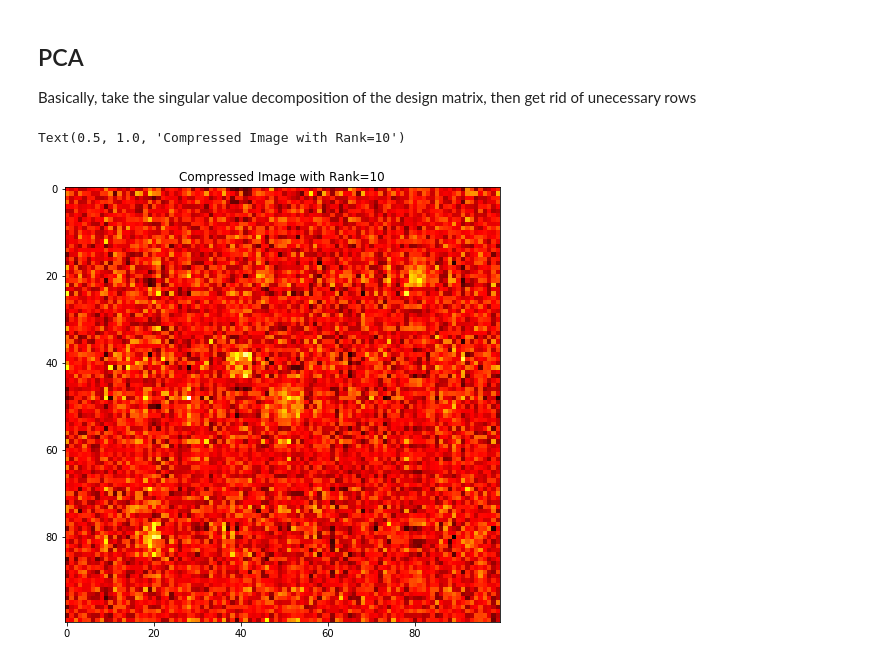
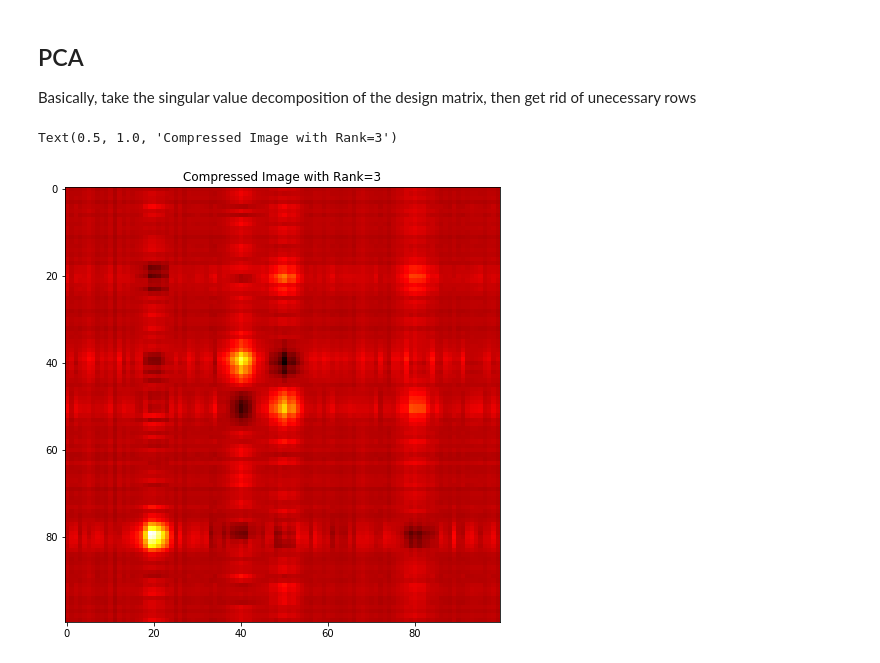
Before and after one commit to cliulinnaeus/AtomDetection, a Jupyter notebook: preprocessing/deconv_test2.ipynb, the cells around one changed output. Drawn from its saved outputs; the diff is of its cells as text; code cells hidden in the pictures.

```diff
--- a/preprocessing/deconv_test2.ipynb
+++ b/preprocessing/deconv_test2.ipynb
@@ -152,7 +161,7 @@ $$G_1 + \frac{N}{H} = \frac{G_2}{H}$$
 applying an inverse Fourier transform, we should obtain a crude estimate of $g_1$ (it is actually $g_1 + F[\frac{N}{H}]$) we are getting back.
 # %%
 img_size = 100
-SNR = 5
+SNR = 20
 sim = simulator(img_size, 1)
 x0 = np.array([20, 40, 50, 80])
 y0 = np.array([80, 40, 50, 20])
@@ -465,11 +476,11 @@ def low_rank_approximation(X, rank):
 
     return u @ s @ vh
 # %%
-rank = 10
+rank = 3
 plt.figure(figsize=(8,8))
 g2_compressed = low_rank_approximation(g2, rank)
 plt.imshow(g2_compressed, cmap='hot')
 plt.title(f"Compressed Image with Rank={rank}")
 # %% [output]
-Text(0.5, 1.0, 'Compressed Image with Rank=10')
+Text(0.5, 1.0, 'Compressed Image with Rank=3')
-[figure, old version]
+[figure, new version]
```
Also changed, not shown: parts of 8 cells of this notebook, 3 other files.
